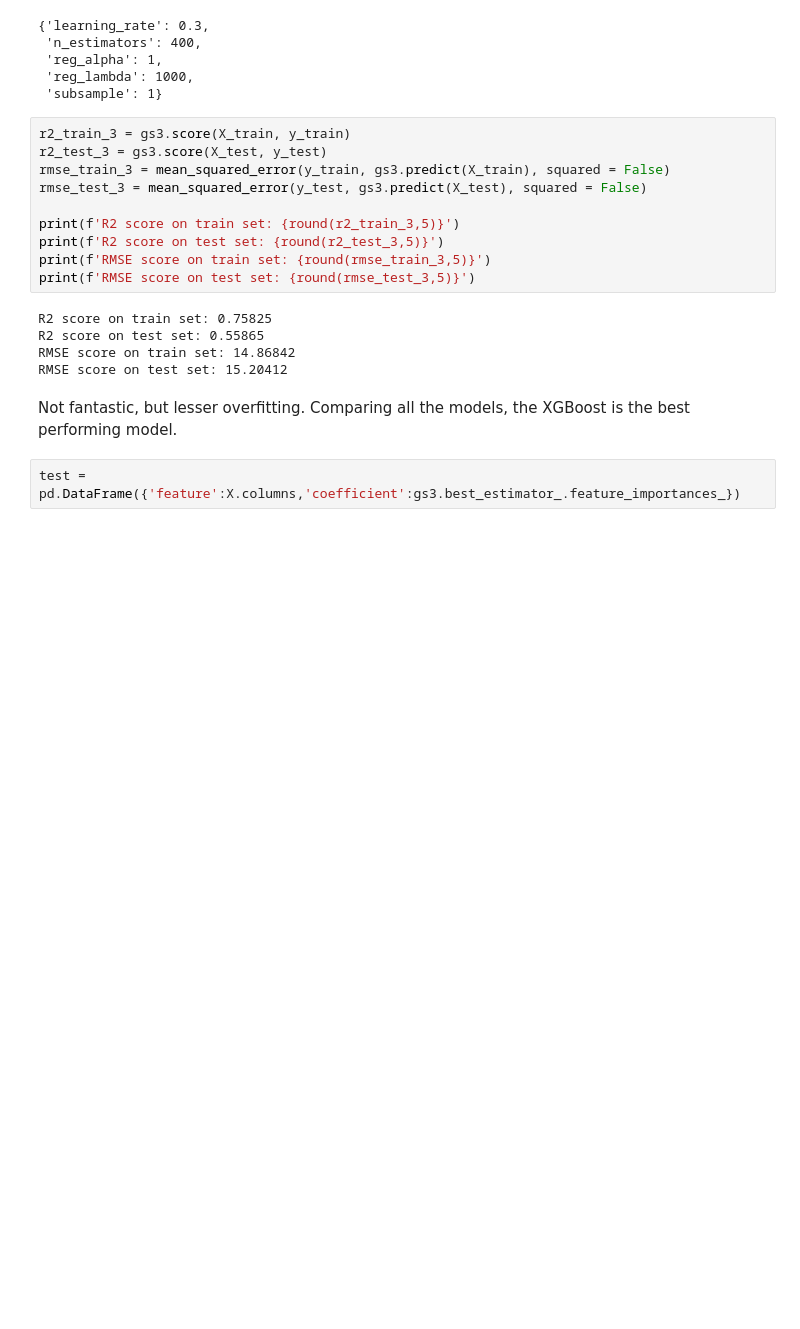
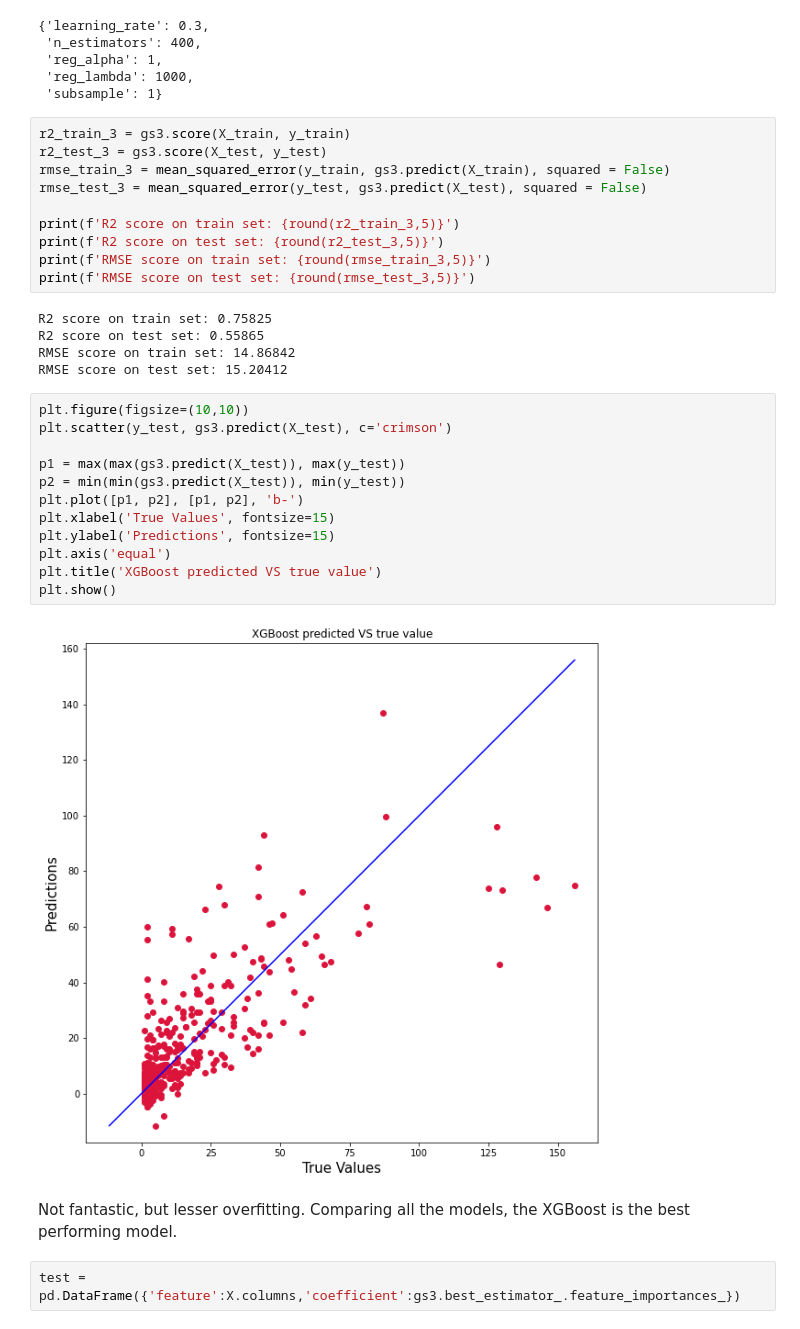
Before and after one commit to kyzeong/Singapore-Dengue-Case-Prediction, a Jupyter notebook: Code/Modelling - Random Forest and XGBoost.ipynb, the cells around one changed output. Cells and saved outputs as stored; diff of their text form; blank space fills up the shorter version.

```diff
--- a/Code/Modelling - Random Forest and XGBoost.ipynb
+++ b/Code/Modelling - Random Forest and XGBoost.ipynb
@@ -223,6 +291,20 @@ R2 score on train set: 0.75825
 R2 score on test set: 0.55865
 RMSE score on train set: 14.86842
 RMSE score on test set: 15.20412
+# %%
+plt.figure(figsize=(10,10))
+plt.scatter(y_test, gs3.predict(X_test), c='crimson')
+
+p1 = max(max(gs3.predict(X_test)), max(y_test))
+p2 = min(min(gs3.predict(X_test)), min(y_test))
+plt.plot([p1, p2], [p1, p2], 'b-')
+plt.xlabel('True Values', fontsize=15)
+plt.ylabel('Predictions', fontsize=15)
+plt.axis('equal')
+plt.title('XGBoost predicted VS true value')
+plt.show()
+# %% [output]
+[figure, added]
 # %% [markdown]
 Not fantastic, but lesser overfitting. Comparing all the models, the XGBoost is the best performing model.
 # %%
```
Also changed, not shown: parts of 20 cells of this notebook.
